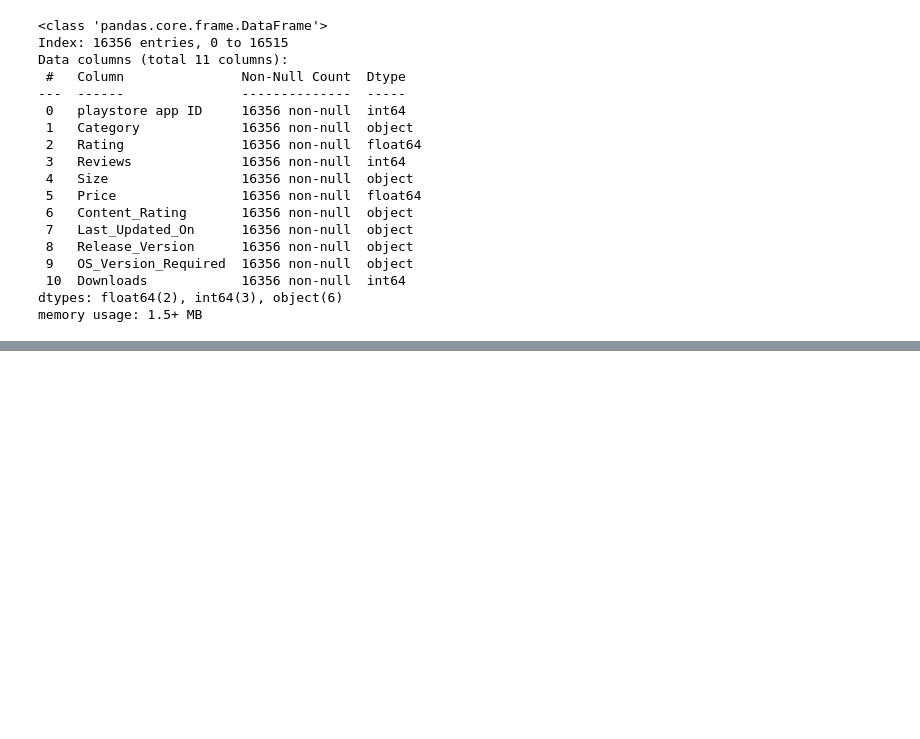
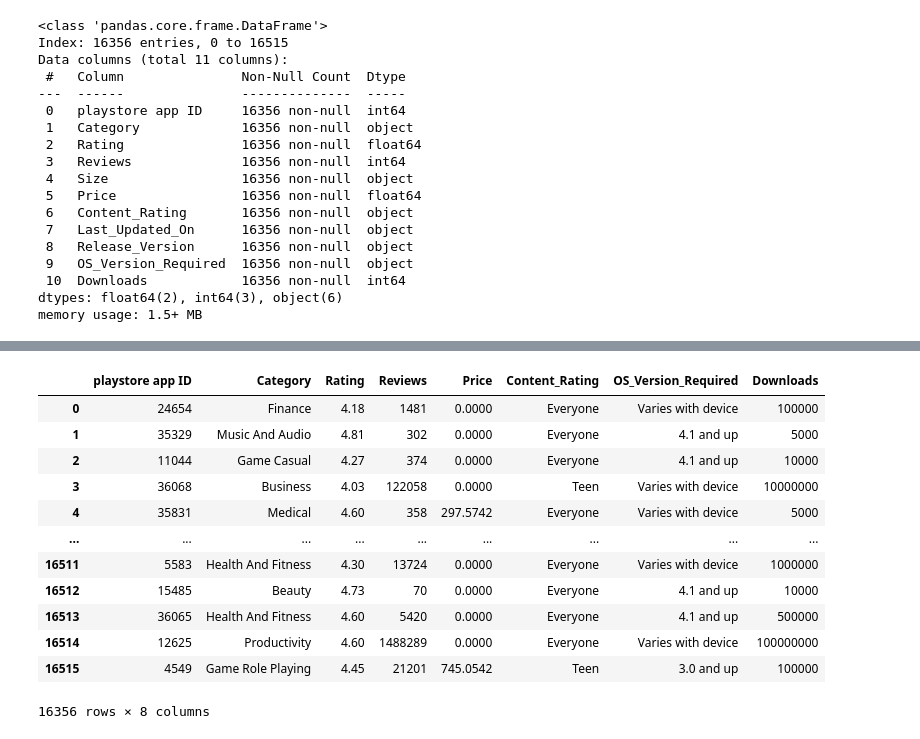
Before and after one commit to Adeshmukh-09/Playstore_Apps_Download_Prediction_Project, a Jupyter notebook: notebook/EDA.ipynb, the cells around one changed output, grey strips where cells are left out. Drawn from its saved outputs; the diff is of its cells as text; code cells hidden in the pictures; blank space fills up the shorter version.

```diff
--- a/notebook/EDA.ipynb
+++ b/notebook/EDA.ipynb
@@ -654,0 +709,17 @@ download_df_update.to_csv('downloads_new.csv',index=False)
+# %%
+download_df_update = download_df_update.drop(columns=['Size'],axis=1)
+download_df_update
+# %% [output]
+|  | playstore app ID | Category | Rating | Reviews | Price | Content_Rating | OS_Version_Required | Downloads |
+| 0 | 24654 | Finance | 4.18 | 1481 | 0.0000 | Everyone | Varies with device | 100000 |
+| 1 | 35329 | Music And Audio | 4.81 | 302 | 0.0000 | Everyone | 4.1 and up | 5000 |
+| 2 | 11044 | Game Casual | 4.27 | 374 | 0.0000 | Everyone | 4.1 and up | 10000 |
+| 3 | 36068 | Business | 4.03 | 122058 | 0.0000 | Teen | Varies with device | 10000000 |
+| 4 | 35831 | Medical | 4.60 | 358 | 297.5742 | Everyone | Varies with device | 5000 |
+| ... | ... | ... | ... | ... | ... | ... | ... | ... |
+| 16511 | 5583 | Health And Fitness | 4.30 | 13724 | 0.0000 | Everyone | Varies with device | 1000000 |
+| 16512 | 15485 | Beauty | 4.73 | 70 | 0.0000 | Everyone | 4.1 and up | 10000 |
+| 16513 | 36065 | Health And Fitness | 4.60 | 5420 | 0.0000 | Everyone | 4.1 and up | 500000 |
+| 16514 | 12625 | Productivity | 4.60 | 1488289 | 0.0000 | Everyone | Varies with device | 100000000 |
+| 16515 | 4549 | Game Role Playing | 4.45 | 21201 | 745.0542 | Teen | 3.0 and up | 100000 |
+16356 rows × 8 columns
```
Also changed, not shown: parts of 6 cells of this notebook, 9 other files.
